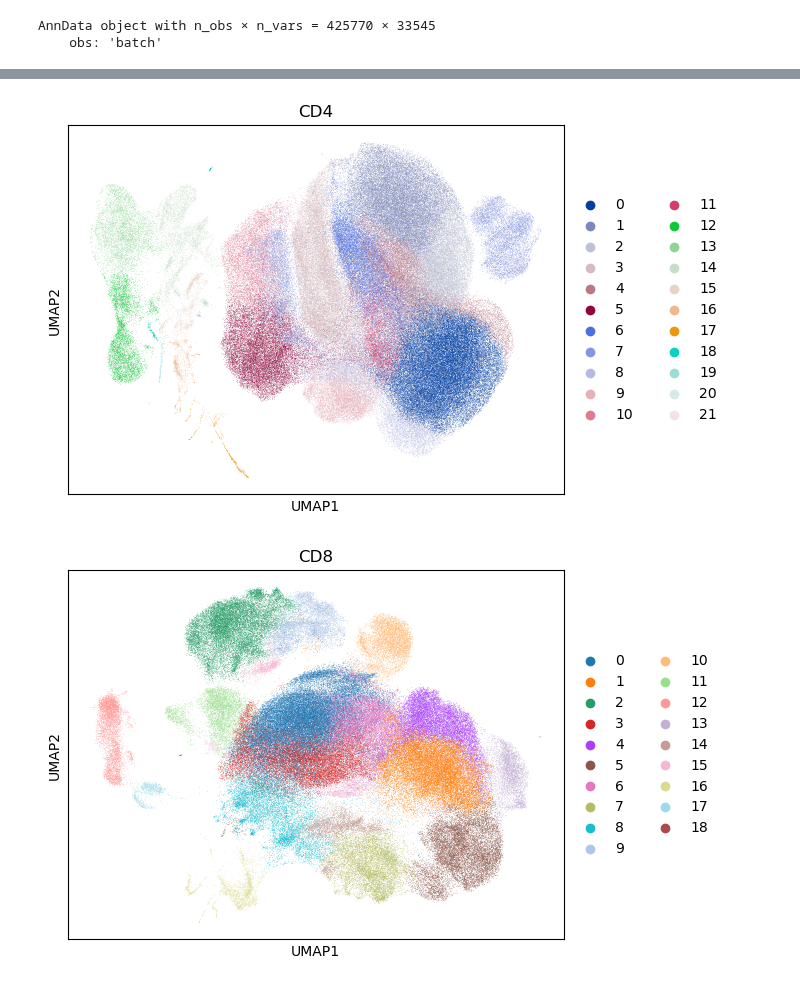
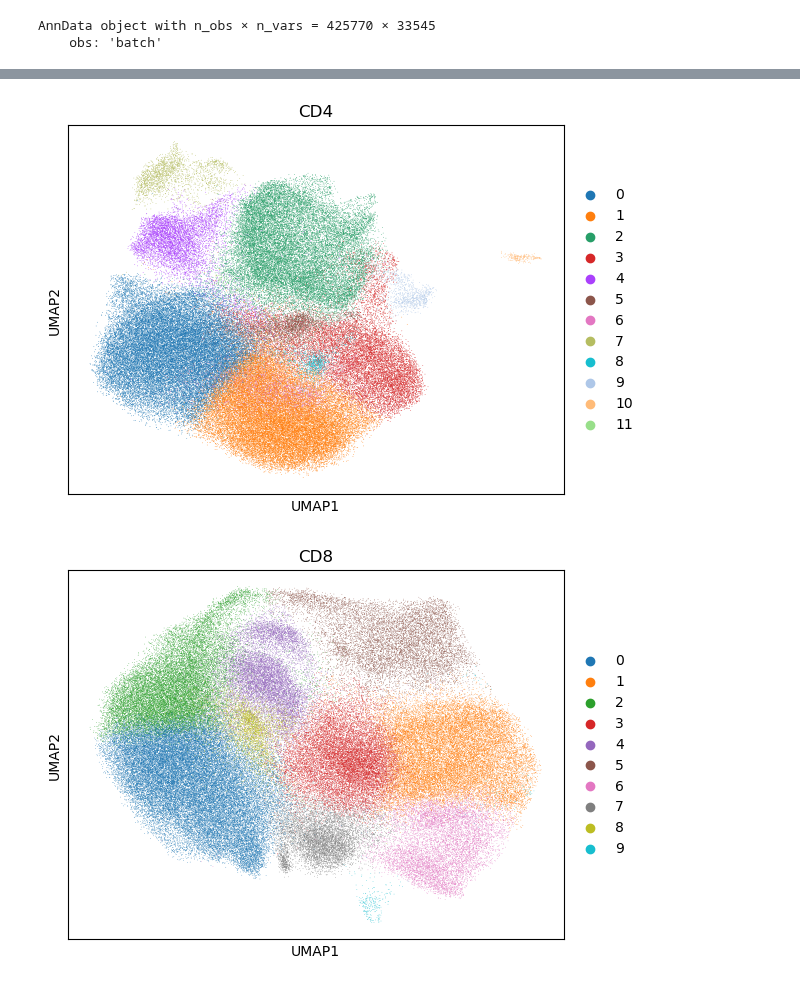
Before and after one commit to Sun-lab/CAT, a Jupyter notebook: Li_2025/clustering.ipynb, the cells around one changed output, grey strips where cells are left out. Drawn from its saved outputs; the diff is of its cells as text; code cells hidden in the pictures.

```diff
--- a/Li_2025/clustering.ipynb
+++ b/Li_2025/clustering.ipynb
@@ -94,6 +102,6 @@ adata_concat
 AnnData object with n_obs × n_vars = 425770 × 33545
     obs: 'batch'
 # %%
-predicted = pd.read_csv("cell_type.csv", index_col="cell_barcode")
+predicted = pd.read_csv("cell_type.csv", index_col="index")
 predicted
 # %% [output]
@@ -155,24 +163,24 @@ adata.obs
 # %%
 %matplotlib inline
 def run_cluster(sub_adata, key: str):
     sc.pp.scale(sub_adata)
     sc.tl.pca(sub_adata, svd_solver="arpack")
     sc.pp.neighbors(sub_adata, n_neighbors=10, n_pcs=40)
     sc.tl.umap(sub_adata)
     sc.tl.leiden(sub_adata, resolution=0.5)
     sc.pl.umap(sub_adata, color="leiden", title=key)
     return sub_adata.obs["leiden"].rename(f"cluster_{key}")
 
-cd4_mask = adata.obs["cell_type"] == "CD4"
-cd8_mask = adata.obs["cell_type"] == "CD8"
+cd4_mask = adata.obs["cell_type_by_cluster"] == "CD4"
+cd8_mask = adata.obs["cell_type_by_cluster"] == "CD8"
 
-leiden_cd4 = run_cluster(adata[cd4_mask].copy(), "CD4")
-leiden_cd8 = run_cluster(adata[cd8_mask].copy(), "CD8")
+leiden_cd4 = run_cluster(adata[cd4_mask, matched_genes_CD4].copy(), "CD4")
+leiden_cd8 = run_cluster(adata[cd8_mask, matched_genes_CD8].copy(), "CD8")
 
 clusters_wide = pd.concat([leiden_cd4, leiden_cd8], axis=1)
 # %% [output]
-[figure, old version]
+[figure, new version]
-[figure, old version]
+[figure, new version]
 # %%
 clusters_wide
 # %% [output]
```
Also changed, not shown: parts of 5 cells of this notebook, 2 other files.
